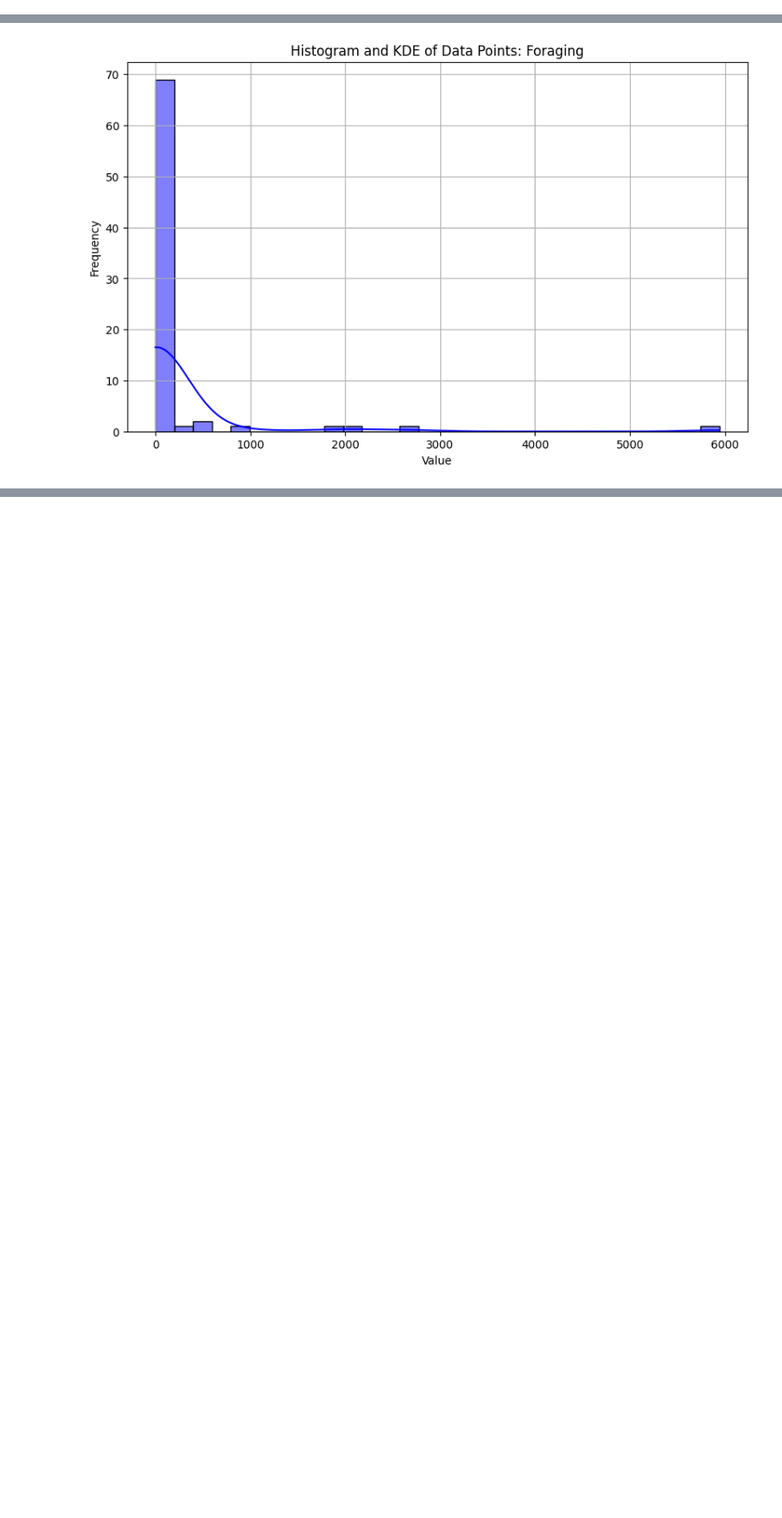
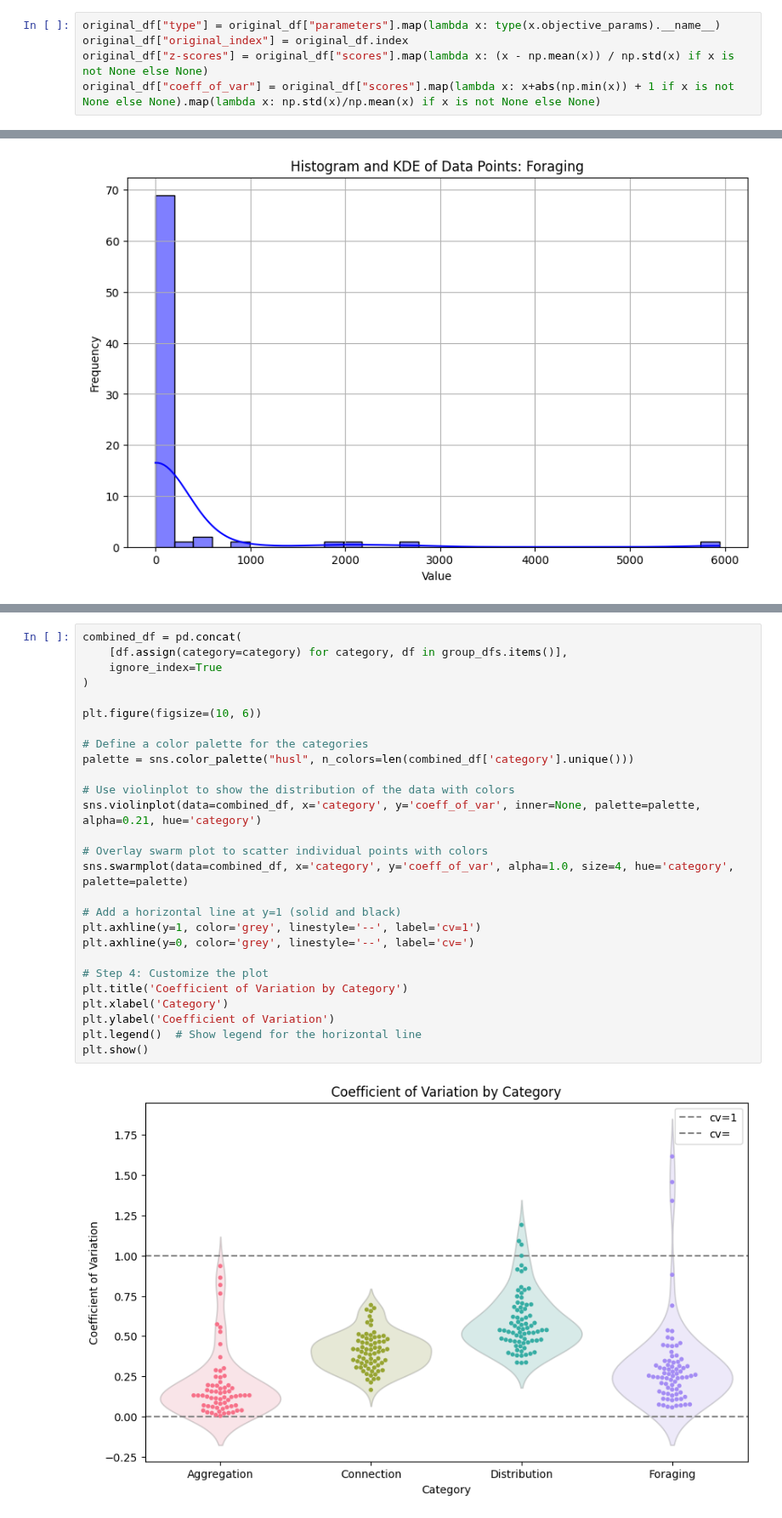
Before and after one commit to julianjandeleit/thesis_llm_collective_behavior_generation, a Jupyter notebook: analysis_notebooks/automode_analysis.ipynb, the cells around one changed output, grey strips where cells are left out. Shown at 85% size. Drawn from its saved outputs; the diff is of its cells as text; blank space fills up the shorter version.

```diff
--- a/analysis_notebooks/automode_analysis.ipynb
+++ b/analysis_notebooks/automode_analysis.ipynb
@@ -18,3 +18,8 @@ original_df["original_index"] = original_df.index
+# %%
+original_df["type"] = original_df["parameters"].map(lambda x: type(x.objective_params).__name__)
+original_df["original_index"] = original_df.index
+original_df["z-scores"] = original_df["scores"].map(lambda x: (x - np.mean(x)) / np.std(x) if x is not None else None)
+original_df["coeff_of_var"] = original_df["scores"].map(lambda x: x+abs(np.min(x)) + 1 if x is not None else None).map(lambda x: np.std(x)/np.mean(x) if x is not None else None)
 # %%
 group_dfs = {category: group.reset_index(drop=True) for category, group in original_df.groupby("type")}
 
@@ -84,0 +96,29 @@ fig.show()
+# %%
+combined_df = pd.concat(
+    [df.assign(category=category) for category, df in group_dfs.items()],
+    ignore_index=True
+)
+
+plt.figure(figsize=(10, 6))
+
+# Define a color palette for the categories
+palette = sns.color_palette("husl", n_colors=len(combined_df['category'].unique()))
+
+# Use violinplot to show the distribution of the data with colors
+sns.violinplot(data=combined_df, x='category', y='coeff_of_var', inner=None, palette=palette, alpha=0.21, hue='category')
+
+# Overlay swarm plot to scatter individual points with colors
+sns.swarmplot(data=combined_df, x='category', y='coeff_of_var', alpha=1.0, size=4, hue='category', palette=palette)
+
+# Add a horizontal line at y=1 (solid and black)
+plt.axhline(y=1, color='grey', linestyle='--', label='cv=1')
+plt.axhline(y=0, color='grey', linestyle='--', label='cv=')
+
+# Step 4: Customize the plot
+plt.title('Coefficient of Variation by Category')
+plt.xlabel('Category')
+plt.ylabel('Coefficient of Variation')
+plt.legend()  # Show legend for the horizontal line
+plt.show()
+# %% [output]
+[figure, added]
```
Also changed, not shown: parts of 6 cells of this notebook, 5 other files.
